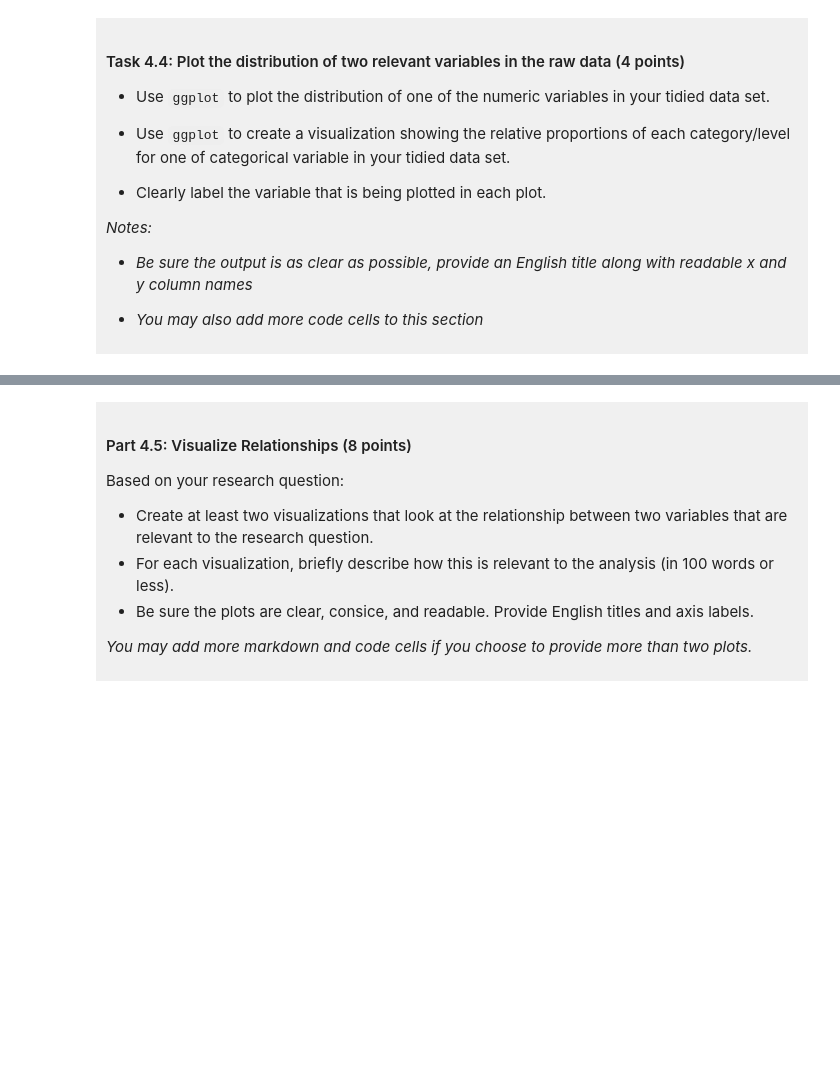
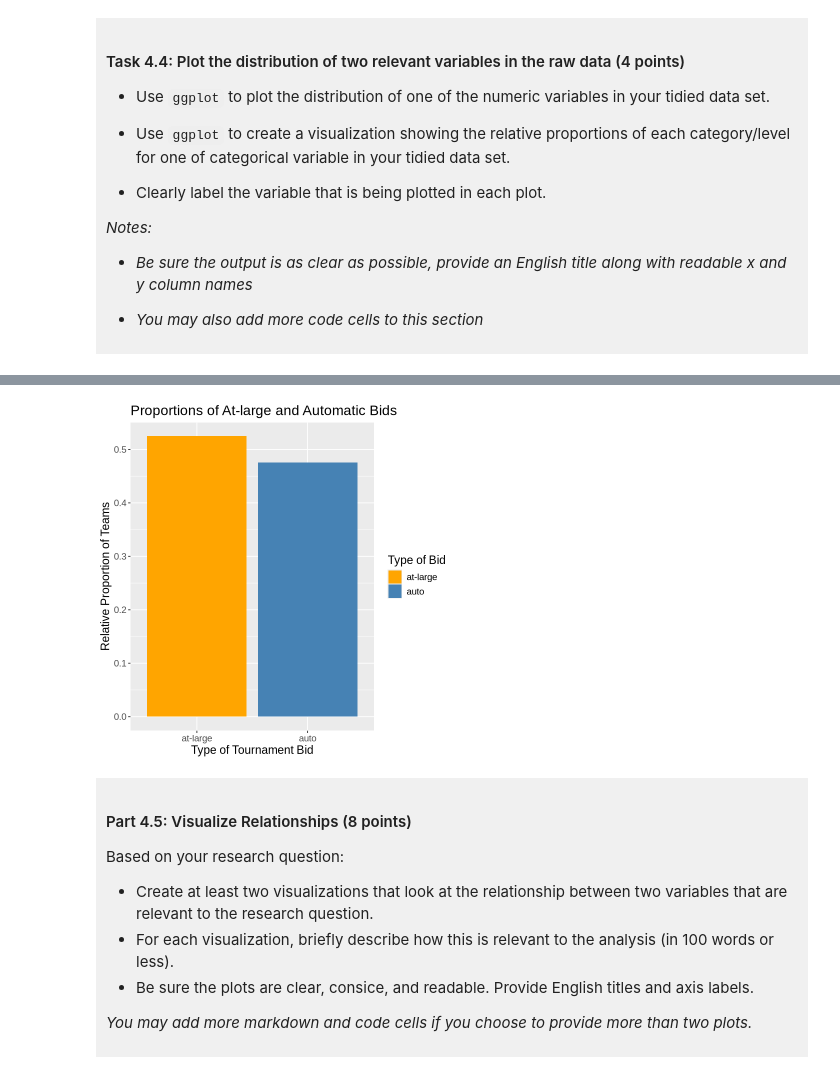
Before and after one commit to iankwada/dsci-100-project-Ian-Wada, a Jupyter notebook: dsci-100-project-notebook.ipynb, the cells around one changed output, grey strips where cells are left out. Cells and saved outputs as stored; diff of their text form; code cells hidden in the pictures; blank space fills up the shorter version.

```diff
--- a/dsci-100-project-notebook.ipynb
+++ b/dsci-100-project-notebook.ipynb
@@ -299,5 +372,27 @@ You will refine your research question (if needed) and produce a tidy data set.
 # %%
 ### EDIT THIS CODE CELL FOR PLOT 2 ###
+options(repr.plot.width = 6, repr.plot.height = 6) #first set the dimensions so that it is visually readable
+
+number_of_obs <- nrow(tidy_wmm)
+
+bid_prop <- tidy_wmm |>
+    group_by(bid) |>
+    summarize(proportion = n()/number_of_obs)
+# I did this to find the proportion first before making the plot
+bid_prop_plot <- ggplot(bid_prop, aes(x = bid, y = proportion, fill = bid)) +
+    geom_bar(stat = "identity") +
+    labs(
+        title = "Proportions of At-large and Automatic Bids",
+        x = "Type of Tournament Bid",
+        y = "Relative Proportion of Teams",
+        fill = "Type of Bid"
+    ) +
+scale_fill_manual(values = c("orange", "steelblue")) +
+theme(text = element_text(size = 14))
+
+bid_prop_plot
+# %% [output]
+[figure, added]
 # %% [markdown]
 <div style="background-color: #f0f0f0; padding: 10px;">
 
```
Also changed, not shown: parts of 11 cells of this notebook.
